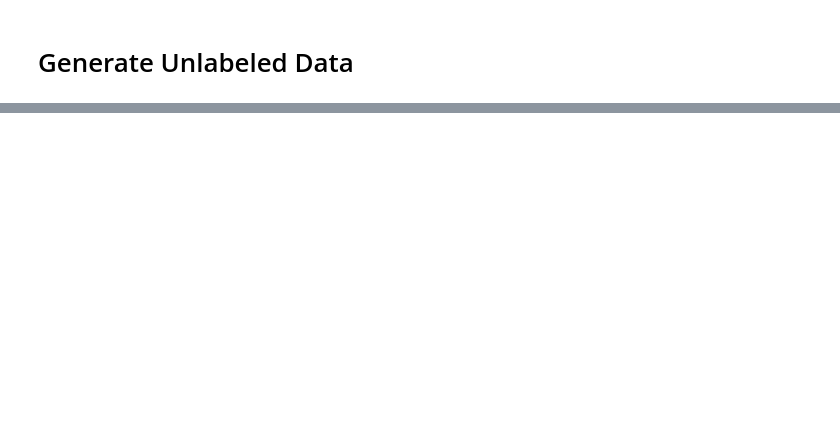
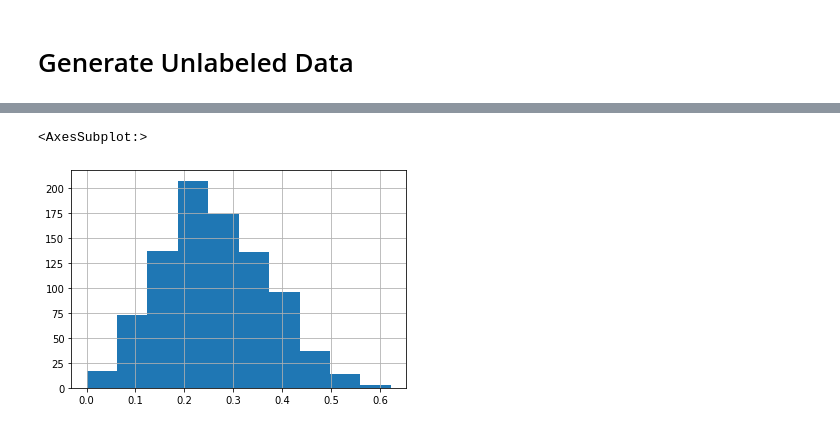
Before and after one commit to MSIA/2021-msia423-Ho-Sara-project, a Jupyter notebook: notebooks/algorithm.ipynb, the cells around one changed output, grey strips where cells are left out. Saved outputs shown, nothing was run; the diff lists cells and outputs as text; code cells hidden in the pictures; blank space fills up the shorter version.

```diff
--- a/notebooks/algorithm.ipynb
+++ b/notebooks/algorithm.ipynb
@@ -43,15 +15,0 @@ labeled_data = labeled_data.dropna()
-# %%
-import nltk
-# nltk.download('stopwords')
-from nltk.corpus import stopwords
-
-stop_words = stopwords.words('english')
-stop_words.extend(['from', 'subject', 're', 'edu', 'use'])
-
-from difflib import SequenceMatcher
-
-def sim_sm(x):
-    return SequenceMatcher(None, x[0], x[1]).ratio()
-
-def lev_sim(a, b):
-    return distance(None, a, b).ratio()
@@ -374,0 +48,4 @@ labeled_data.drop_duplicates(['news_id', 'title']).loc[labeled_data['predict']]
+# %%
+labeled = pd.read_csv('../data/labeled/labeled.csv')
+labeled = labeled.dropna()
+labeled.head()
@@ -374,0 +59,22 @@ labeled_data.drop_duplicates(['news_id', 'title']).loc[labeled_data['predict']]
+# %%
+def remove_stopwords(df, c):
+
+    stop_words = stopwords.words('english')
+    for raw, processed in zip(c['raw_features'], c['processed_features']):
+        df[processed] = df[raw].str.lower().str.split(). \
+            apply(lambda x: ' '.join([item for item in x
+                                      if item not in stop_words]))
+    return df
+
+
+with open('../config/algorithm.yaml', 'r') as f:
+    c = yaml.load(f, Loader=yaml.FullLoader)
+
+for raw, processed in zip(c['raw_features'], c['processed_features']):
+    labeled[processed] = labeled[raw].str.lower().str.split(). \
+        apply(lambda x: ' '.join([item for item in x
+                                  if item not in stop_words]))
+
+labeled = labeled.dropna()
+labeled = remove_stopwords(labeled, c)
+labeled.head()
@@ -374,0 +119,6 @@ labeled_data.drop_duplicates(['news_id', 'title']).loc[labeled_data['predict']]
+# %%
+labeled['cos_sim'] = labeled[['wiki', 'news']].apply(cos_pipeline, axis=1)
+labeled['cos_sim'].hist()
+# %% [output]
+<AxesSubplot:>
+[figure, added]
```
Also changed, not shown: parts of 39 cells of this notebook.
